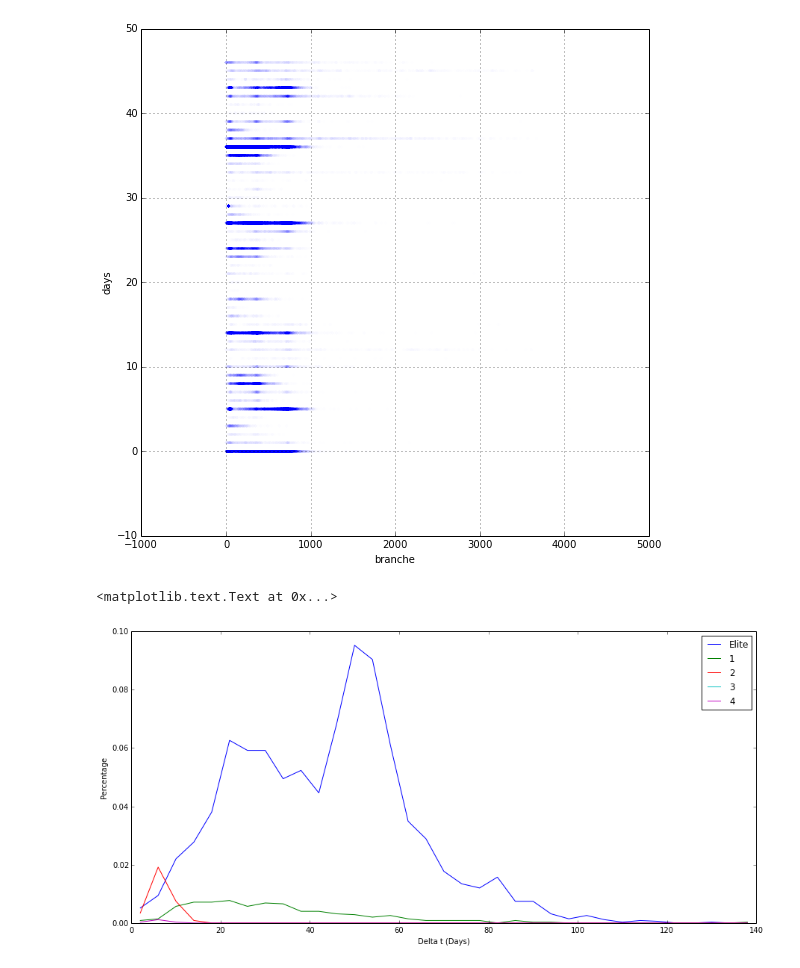
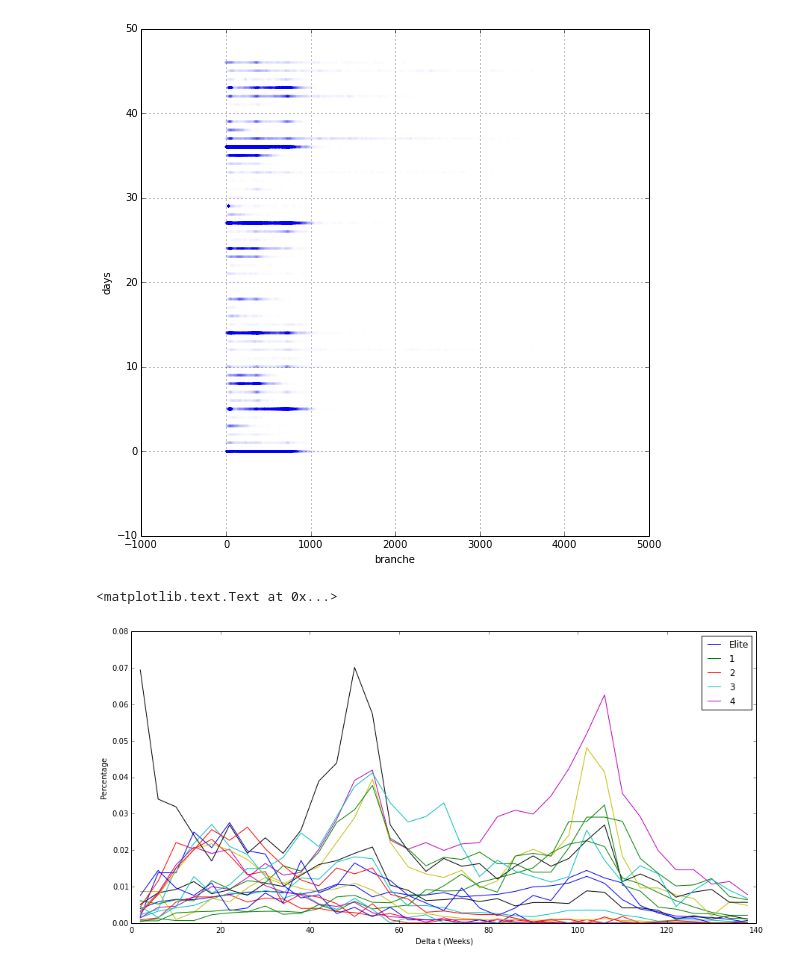
Before and after one commit to Happyzippy/socialdata, a Jupyter notebook: SmileyProject/DataAnalysis.ipynb, the cells around one changed output. Drawn from its saved outputs; the diff is of its cells as text; code cells hidden in the pictures.

Commit message:
adding data files and FIR responses for delta_t

```diff
--- a/SmileyProject/DataAnalysis.ipynb
+++ b/SmileyProject/DataAnalysis.ipynb
@@ -35,7 +81,7 @@ if EXTRACT_ALLEKONTROLRESULTATER:
     for row in e.findall('row'):
         #print pd.DataFrame.from_dict([row.attrib])
         df.append(pd.DataFrame.from_dict([row.attrib]))
-    df = pd.concat(df3)
+    df = pd.concat(df)
 
     # Save
     df.to_csv('../data/allekontrolresultater.csv', encoding="utf-8")
@@ -162,9 +193,17 @@ Different smileys given
 
 rating = df[['seneste_kontrol','naestseneste_kontrol','tredjeseneste_kontrol','fjerdeseneste_kontrol']].astype(float).mean(axis=1)
 
-names = df.loc[rating>3].navn1.str.lower().str.split(" ")
 
-plt.hist(rating.loc[rating.isnull() == False], log=True);
+# Extract all names
+names = df.navn1.str.lower().str.split(" ")
 flattened = [word for name in names for word in name]
-print "%s businesses " % len(names)
-Counter(flattened).most_common()
+namesAll = dict(Counter(flattened))
+
+# Extract bad names
+mask = rating > 1.5;
+names = df.loc[mask].navn1.str.lower().str.split(" ")
+flattened = [word for name in names for word in name]
+namesBad = dict(Counter(flattened))
+
+#plt.hist(rating.loc[rating.isnull() == False], log=True);
+#print "%s businesses " % len(names)
@@ -190,0 +210,18 @@ Counter(flattened).most_common()
+# %%
+buf = {}
+for key, value in namesBad.iteritems():
+    if namesAll[key]>5:
+        buf[key] =  value/namesAll[key]
+
+#Counter(buf).most_common()
+# %%
+buf = {}
+for key, value in namesBad.iteritems():
+    try:
+        mask = df.navn1.str.lower().str.contains(key)
+        #print key
+        if sum(mask) > 3:
+            buf[key] = np.mean(rating.loc[mask])
+    except:
+        # catch regex error's
+        None
@@ -593,16 +653,17 @@ with open('../data/kontroltid_hist_data.json', 'w') as fp:
 # %%
 
 plt.figure(figsize=(15,7))
-for d in histdata['items'][8:9]:
+for d in histdata['items'][1:]:
     #print d
     #print d['branche']
-    for i in range(0,5):
-        plt.plot((histdata['bins'][1:] - np.diff(histdata['bins'])/2)/7, np.asarray(d['deltatHist'][i])/d['antal'])
+    if d['antal'] > 1000:
+        for i in range(1,2):
+            plt.plot((histdata['bins'][1:] - np.diff(histdata['bins'])/2)/7, np.asarray(d['deltatHist'][i])/d['antal'])
 
 plt.legend(["Elite", '1', '2', '3','4'])
 #plt.ylim(0,0.2);
-plt.xlabel("Delta t (Days)")
+plt.xlabel("Delta t (Weeks)")
 plt.ylabel("Percentage")
 # %% [output]
 <matplotlib.text.Text at 0x...>
-[figure, old version]
+[figure, new version]
```
Also changed, not shown: parts of 24 cells of this notebook, 8 other files.
